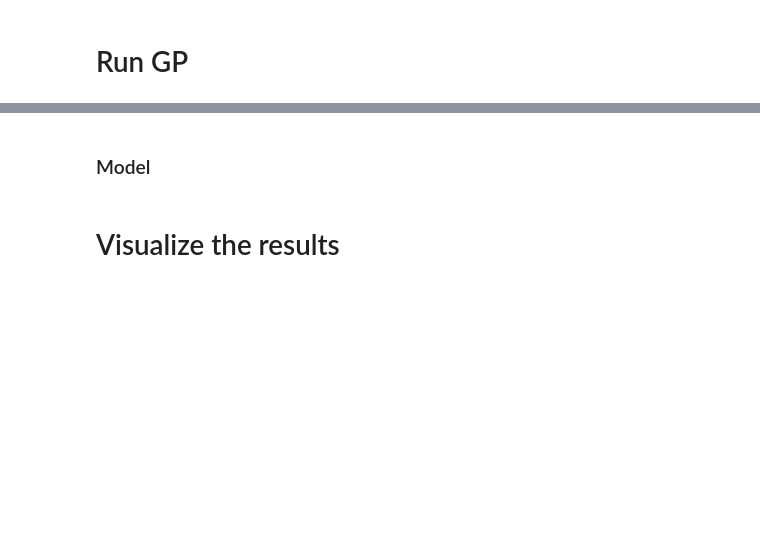
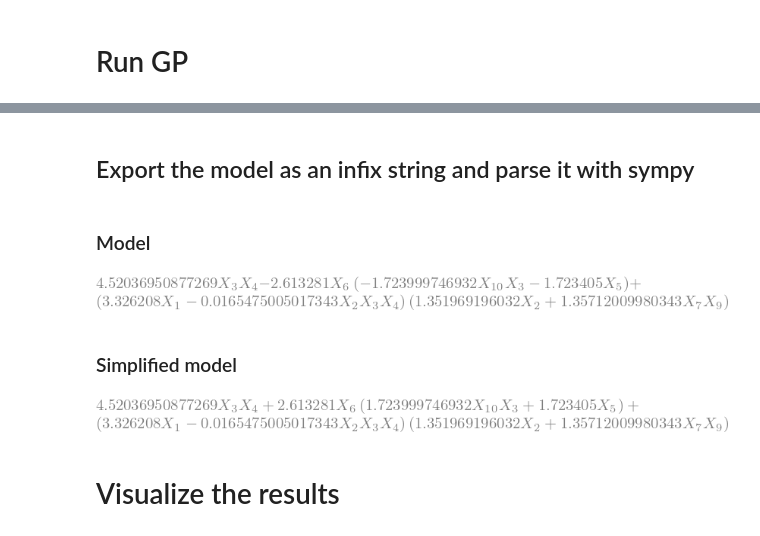
Before and after one commit to heal-research/operon, a Jupyter notebook: examples/operon-gp.ipynb, the cells around one changed output, grey strips where cells are left out. Cells and saved outputs as stored; diff of their text form; code cells hidden in the pictures; blank space fills up the shorter version.

```diff
--- a/examples/operon-gp.ipynb
+++ b/examples/operon-gp.ipynb
@@ -112,0 +95,20 @@ IntProgress(value=0, description='Evolution: ', max=1000)
+# %%
+if __name__ == '__main__':
+    t0 = time.time()
+    pop = [initialize(i) for i in range(population_size)]
+    best = np.argmax([p[1] for p in pop])
+
+    max_ticks = 50
+    interval = 1 if max_generations < max_ticks else int(np.round(max_generations / max_ticks, 0))
+
+    for gen in range(max_generations+1):
+        tmp = [pop[best] if i == best else recombine(pop) for i in range(population_size)]
+        tmp, pop = pop, tmp
+        best = np.argmax([p[1] for p in pop])
+
+        if gen % interval == 0:
+            print('\u2592', end='')
+
+    t1 = time.time()
+    best_model, best_quality = pop[best]
+    print(f'\nbest quality: {best_quality:.6f}, elapsed: {t1-t0} seconds')
@@ -113,21 +118,26 @@ IntProgress(value=0, description='Evolution: ', max=1000)
+# %% [markdown]
+## Export the model as an infix string and parse it with sympy
 # %%
-infix = Operon.InfixFormatter.Format(pop[arg_best], ds, 6)
+    infix = Operon.InfixFormatter.Format(best_model, ds, 6)
 
-import sympy as sy
-from sympy.parsing.sympy_parser import parse_expr
-from sympy import simplify
+    import sympy as sy
+    from sympy.parsing.sympy_parser import parse_expr
+    from sympy import simplify
 
-sy.init_printing(use_unicode=True)
+    sy.init_printing(use_unicode=True)
 
-expr = parse_expr(infix)
-display(Markdown('### Model'))
-display(expr)
+    expr = parse_expr(infix)
+    display(Markdown('### Model'))
+    display(expr)
 
-display(Markdown('### Simplified model'))
-simplified = simplify(expr)
-display(simplified)
+    display(Markdown('### Simplified model'))
+    simplified = simplify(expr)
+    display(simplified)
 # %% [output]
 ### Model
+[figure, added]
+### Simplified model
+[figure, added]
 # %% [markdown]
 # Visualize the results
 # %%
```
Also changed, not shown: parts of 6 cells of this notebook, 1 other file.
